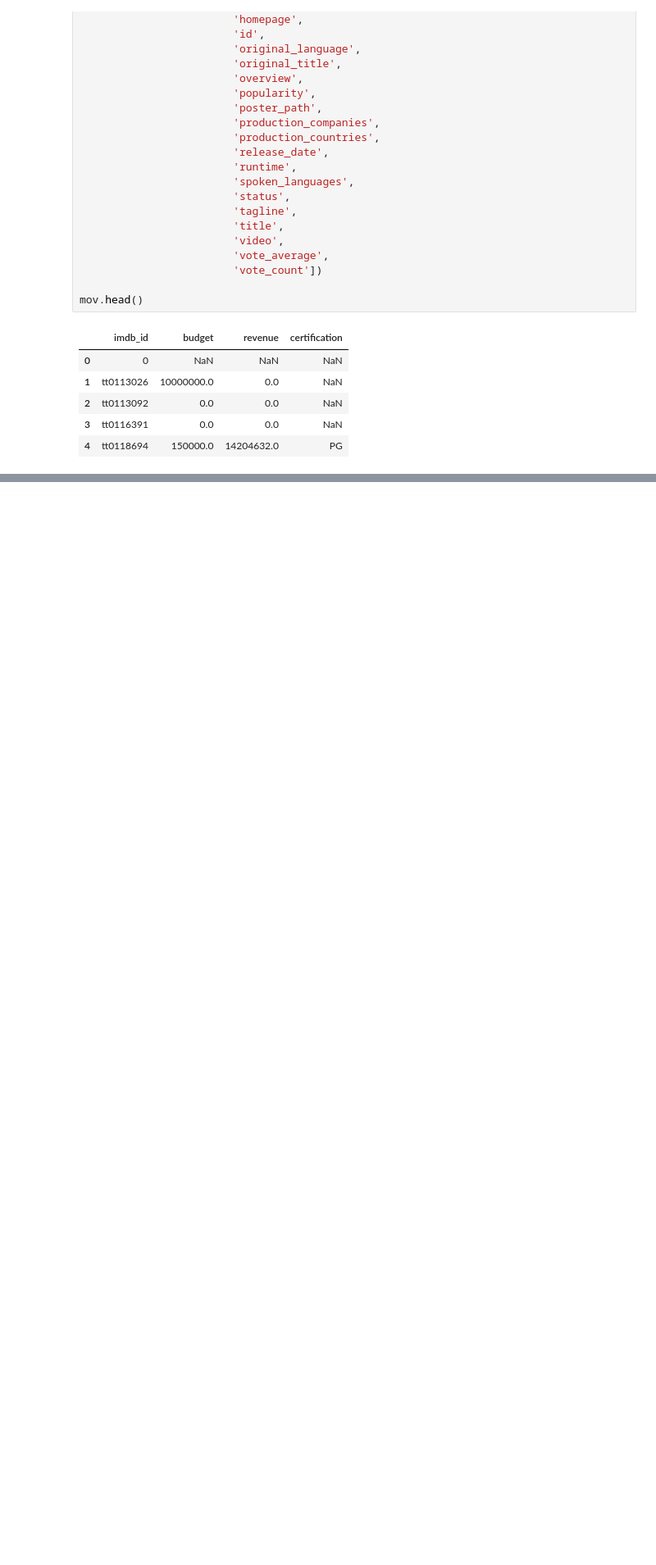
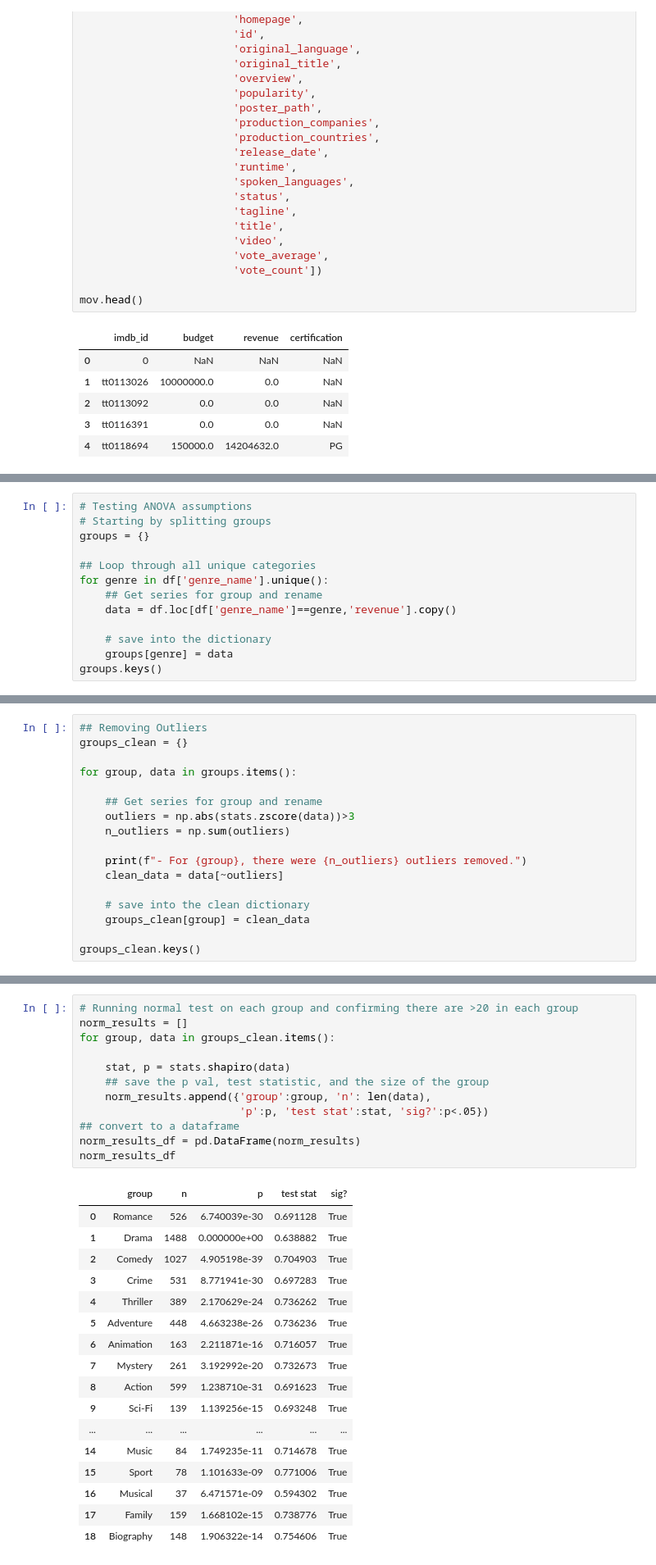
Before and after one commit to Gondram/Exploration-of-IMDB-rating-predictors, a Jupyter notebook: IMDB Project Part 4.ipynb, the cells around one changed output, grey strips where cells are left out. Shown: that part at 82% size. Saved outputs shown, nothing was run; the diff lists cells and outputs as text; blank space fills up the shorter version.

```diff
--- a/IMDB Project Part 4.ipynb
+++ b/IMDB Project Part 4.ipynb
@@ -229,0 +519,13 @@ mov.to_sql("tmdb_data",conn, dtype=tmdb_schema, index=False, if_exists='replace'
+# %%
+# Testing ANOVA assumptions
+# Starting by splitting groups
+groups = {}
+
+## Loop through all unique categories
+for genre in df['genre_name'].unique():
+    ## Get series for group and rename
+    data = df.loc[df['genre_name']==genre,'revenue'].copy()
+
+    # save into the dictionary
+    groups[genre] = data
+groups.keys()
@@ -229,0 +534,17 @@ mov.to_sql("tmdb_data",conn, dtype=tmdb_schema, index=False, if_exists='replace'
+# %%
+## Removing Outliers
+groups_clean = {}
+
+for group, data in groups.items():
+
+    ## Get series for group and rename
+    outliers = np.abs(stats.zscore(data))>3
+    n_outliers = np.sum(outliers)
+
+    print(f"- For {group}, there were {n_outliers} outliers removed.")
+    clean_data = data[~outliers]
+
+    # save into the clean dictionary
+    groups_clean[group] = clean_data
+
+groups_clean.keys()
@@ -229,0 +572,30 @@ mov.to_sql("tmdb_data",conn, dtype=tmdb_schema, index=False, if_exists='replace'
+# %%
+# Running normal test on each group and confirming there are >20 in each group
+norm_results = []
+for group, data in groups_clean.items():
+
+    stat, p = stats.shapiro(data)
+    ## save the p val, test statistic, and the size of the group
+    norm_results.append({'group':group, 'n': len(data),
+                         'p':p, 'test stat':stat, 'sig?':p<.05})
+## convert to a dataframe
+norm_results_df = pd.DataFrame(norm_results)
+norm_results_df
+# %% [output]
+|  | group | n | p | test stat | sig? |
+| 0 | Romance | 526 | 6.740039e-30 | 0.691128 | True |
+| 1 | Drama | 1488 | 0.000000e+00 | 0.638882 | True |
+| 2 | Comedy | 1027 | 4.905198e-39 | 0.704903 | True |
+| 3 | Crime | 531 | 8.771941e-30 | 0.697283 | True |
+| 4 | Thriller | 389 | 2.170629e-24 | 0.736262 | True |
+| 5 | Adventure | 448 | 4.663238e-26 | 0.736236 | True |
+| 6 | Animation | 163 | 2.211871e-16 | 0.716057 | True |
+| 7 | Mystery | 261 | 3.192992e-20 | 0.732673 | True |
+| 8 | Action | 599 | 1.238710e-31 | 0.691623 | True |
+| 9 | Sci-Fi | 139 | 1.139256e-15 | 0.693248 | True |
+| ... | ... | ... | ... | ... | ... |
+| 14 | Music | 84 | 1.749235e-11 | 0.714678 | True |
+| 15 | Sport | 78 | 1.101633e-09 | 0.771006 | True |
+| 16 | Musical | 37 | 6.471571e-09 | 0.594302 | True |
+| 17 | Family | 159 | 1.668102e-15 | 0.738776 | True |
+| 18 | Biography | 148 | 1.906322e-14 | 0.754606 | True |
```
Also changed, not shown: parts of 49 cells of this notebook.
